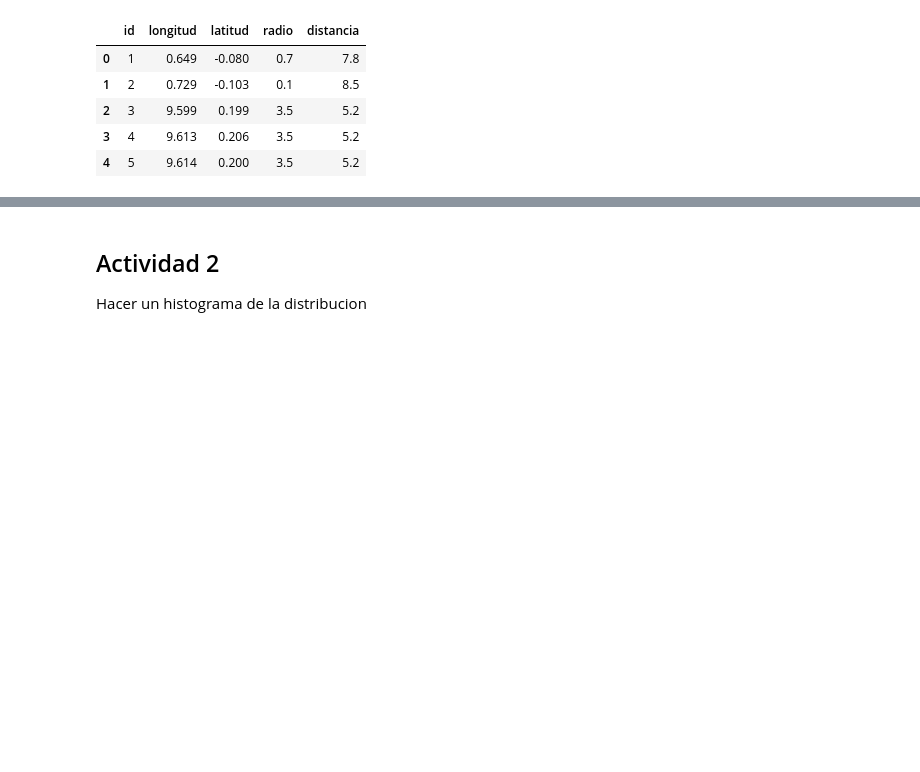
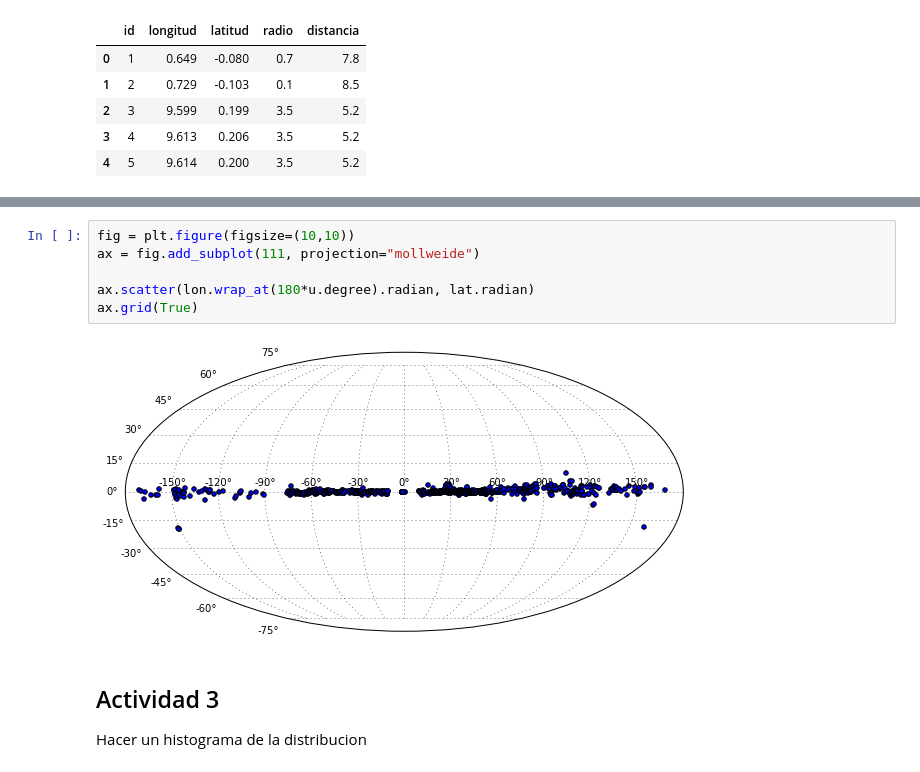
Before and after one commit to rpmunoz/PentaUC, a Jupyter notebook: Astronomia era informacion/Taller 2 - Regiones HII en la Via Lactea.ipynb, the cells around one changed output, grey strips where cells are left out. Drawn from its saved outputs; the diff is of its cells as text; blank space fills up the shorter version.

```diff
--- a/Astronomia era informacion/Taller 2 - Regiones HII en la Via Lactea.ipynb
+++ b/Astronomia era informacion/Taller 2 - Regiones HII en la Via Lactea.ipynb
@@ -49,4 +73,12 @@ plt.scatter(x,y,marker='o')
+# %%
+fig = plt.figure(figsize=(10,10))
+ax = fig.add_subplot(111, projection="mollweide")
+
+ax.scatter(lon.wrap_at(180*u.degree).radian, lat.radian)
+ax.grid(True)
+# %% [output]
+[figure, added]
 # %% [markdown]
-## Actividad 2
+## Actividad 3
 
 Hacer un histograma de la distribucion
```
Also changed, not shown: parts of 11 cells of this notebook, 1 other file.
